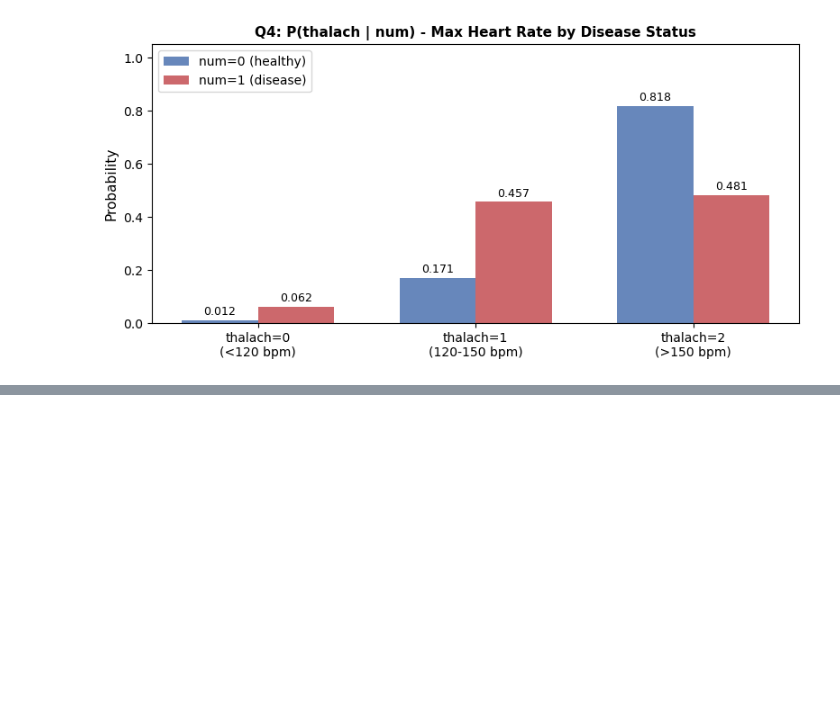
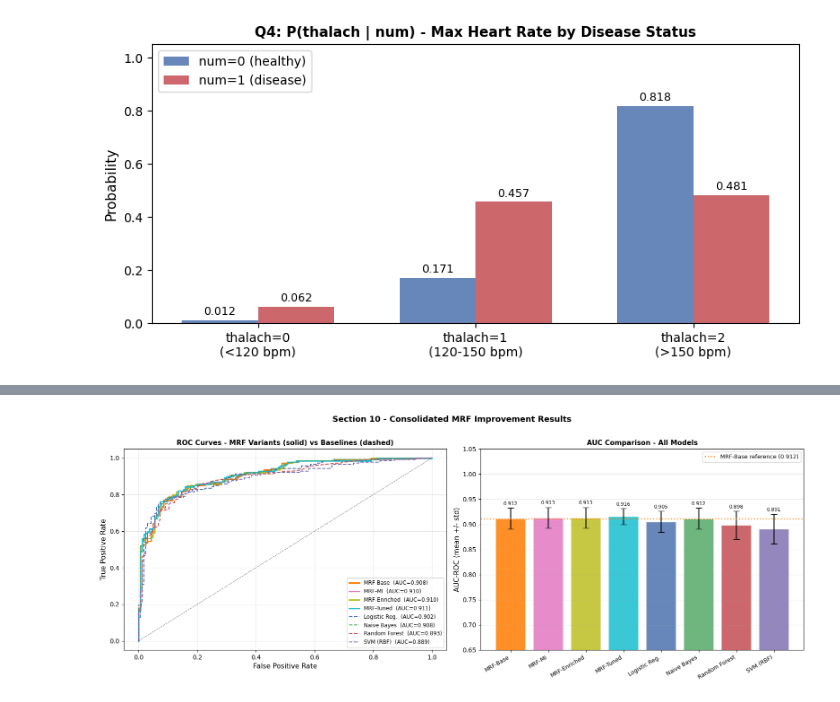
Before and after one commit to cheahcha/cs5340-project, a Jupyter notebook: markov_random_field.ipynb, the cells around one changed output, grey strips where cells are left out. Saved outputs shown, nothing was run; the diff lists cells and outputs as text; code cells hidden in the pictures; blank space fills up the shorter version.

Commit message:
mrf improvement

```diff
--- a/markov_random_field.ipynb
+++ b/markov_random_field.ipynb
@@ -311,0 +909,72 @@ plt.show()
+# %%
+MRF_COLORS_COMP = {
+    'MRF-Base': '#FF7C00',
+    'MRF-MI': '#e377c2',
+    'MRF-Enriched': '#bcbd22',
+    'MRF-Tuned': '#17becf',
+}
+BASE_COLORS_COMP = {
+    'LogisticRegression': '#4C72B0',
+    'NaiveBayes': '#55A868',
+    'RandomForest': '#C44E52',
+    'SVM': '#8172B2',
+}
+mrf_variant_pool = {
+    'MRF-Base': (np.array(pool_true['MRF']), np.array(pool_proba['MRF'])),
+    'MRF-MI': (pt_mi, pp_mi),
+    'MRF-Enriched': (pt_enr, pp_enr),
+    'MRF-Tuned': (pt_tuned, pp_tuned),
+}
+
+fig, axes = plt.subplots(1, 2, figsize=(16, 6))
+
+# Left: ROC curves
+ax_roc = axes[0]
+for variant, (yt, yp) in mrf_variant_pool.items():
+    fpr, tpr, _ = roc_curve(yt, yp)
+    auc_v = roc_auc_score(yt, yp)
+    ax_roc.plot(fpr, tpr, color=MRF_COLORS_COMP[variant], linewidth=2.2,
+                label=f'{variant}  (AUC={auc_v:.3f})')
+for bname in BASELINE_NAMES_LIST:
+    yt = np.array(pool_true[bname])
+    yp = np.array(pool_proba[bname])
+    fpr, tpr, _ = roc_curve(yt, yp)
+    auc_v = roc_auc_score(yt, yp)
+    ax_roc.plot(fpr, tpr, color=BASE_COLORS_COMP[bname], linewidth=1.5,
+                linestyle='--', label=f'{BASELINE_DISP[bname]}  (AUC={auc_v:.3f})')
+ax_roc.plot([0, 1], [0, 1], 'k--', linewidth=0.8, alpha=0.5)
+ax_roc.set_xlabel('False Positive Rate', fontsize=11)
+ax_roc.set_ylabel('True Positive Rate', fontsize=11)
+ax_roc.set_title('ROC Curves - MRF Variants (solid) vs Baselines (dashed)', fontsize=11, fontweight='bold')
+ax_roc.legend(loc='lower right', fontsize=8.5)
+ax_roc.grid(True, alpha=0.3)
+
+# Right: AUC bar chart
+ax_bar = axes[1]
+all_labels = list(MRF_VARIANTS.keys()) + [BASELINE_DISP[b] for b in BASELINE_NAMES_LIST]
+all_aucs = ([np.mean(MRF_VARIANTS[v]['auc']) for v in MRF_VARIANTS] +
+            [np.mean(cv_results[b]['auc']) for b in BASELINE_NAMES_LIST])
+all_stds = ([np.std(MRF_VARIANTS[v]['auc']) for v in MRF_VARIANTS] +
+            [np.std(cv_results[b]['auc']) for b in BASELINE_NAMES_LIST])
+all_colors = ([MRF_COLORS_COMP[v] for v in MRF_VARIANTS] +
+              [BASE_COLORS_COMP[b] for b in BASELINE_NAMES_LIST])
+
+x = np.arange(len(all_labels))
+bars = ax_bar.bar(x, all_aucs, yerr=all_stds, capsize=5,
+                  color=all_colors, alpha=0.85, edgecolor='white')
+ax_bar.axhline(mrf_mle_auc, color='#FF7C00', linestyle=':', linewidth=1.8,
+               label=f'MRF-Base reference ({mrf_mle_auc:.3f})')
+ax_bar.set_xticks(x)
+ax_bar.set_xticklabels(all_labels, rotation=30, ha='right', fontsize=9)
+ax_bar.set_ylim(0.65, 1.05)
+ax_bar.set_ylabel('AUC-ROC (mean +/- std)', fontsize=11)
+ax_bar.set_title('AUC Comparison - All Models', fontsize=11, fontweight='bold')
+ax_bar.bar_label(bars, fmt='%.3f', padding=3, fontsize=8)
+ax_bar.legend(fontsize=9)
+ax_bar.grid(axis='y', alpha=0.3)
+
+plt.suptitle('Section 10 - Consolidated MRF Improvement Results', fontsize=13, fontweight='bold', y=1.01)
+plt.tight_layout()
+plt.show()
+# %% [output]
+[figure, added]
```
Also changed, not shown: parts of 13 cells of this notebook.
